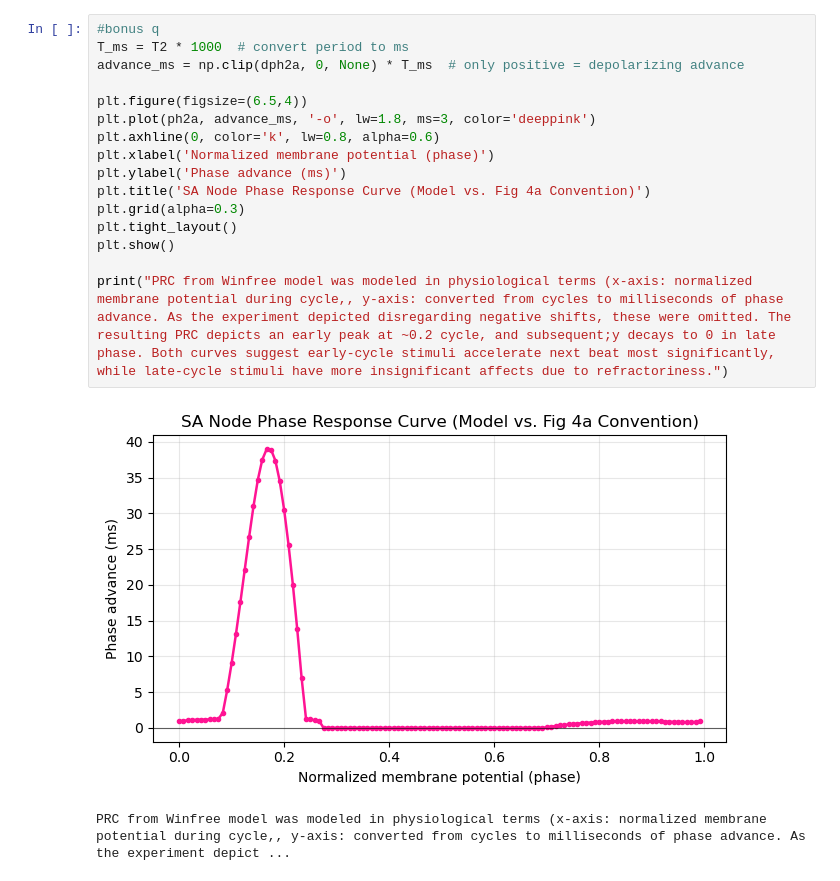
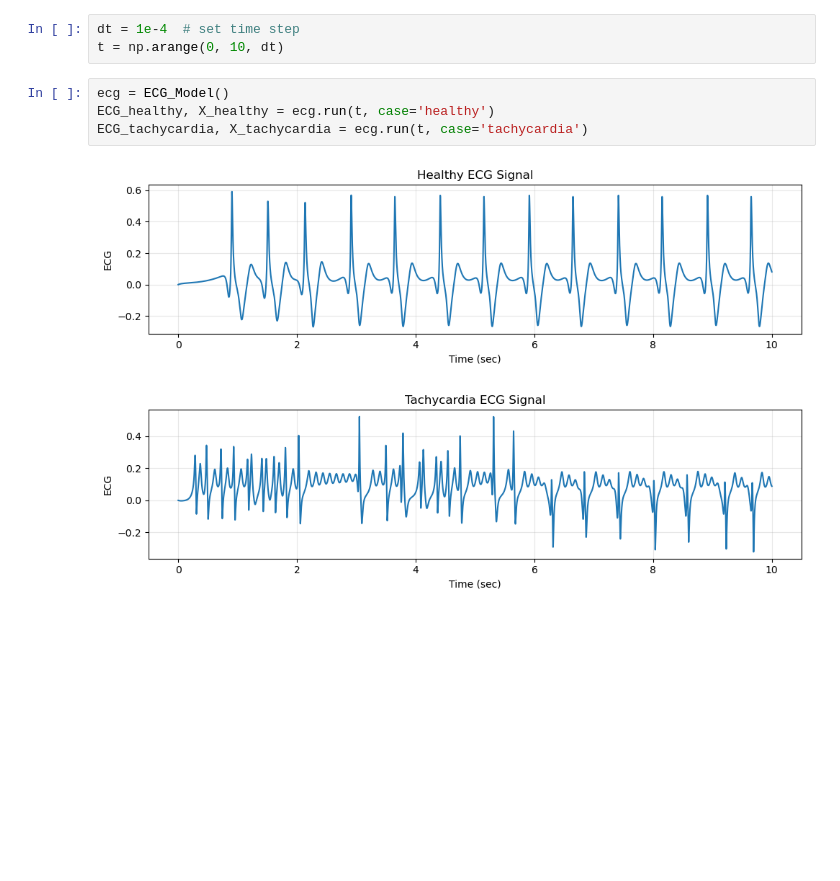
Before and after one commit to Mohak327/computational-cardiac-modeling, a Jupyter notebook: main.ipynb, the cells around one changed output. Cells and saved outputs as stored; diff of their text form; blank space fills up the shorter version.

```diff
--- a/main.ipynb
+++ b/main.ipynb
@@ -405,19 +10,10 @@ According to the PRC plot obtained in the plot above, the safest time to inject
-# %%
-#bonus q
-T_ms = T2 * 1000  # convert period to ms
-advance_ms = np.clip(dph2a, 0, None) * T_ms  # only positive = depolarizing advance
-
-plt.figure(figsize=(6.5,4))
-plt.plot(ph2a, advance_ms, '-o', lw=1.8, ms=3, color='deeppink')
-plt.axhline(0, color='k', lw=0.8, alpha=0.6)
-plt.xlabel('Normalized membrane potential (phase)')
-plt.ylabel('Phase advance (ms)')
-plt.title('SA Node Phase Response Curve (Model vs. Fig 4a Convention)')
-plt.grid(alpha=0.3)
-plt.tight_layout()
-plt.show()
-
-print("PRC from Winfree model was modeled in physiological terms (x-axis: normalized membrane potential during cycle,, y-axis: converted from cycles to milliseconds of phase advance. As the experiment depicted disregarding negative shifts, these were omitted. The resulting PRC depicts an early peak at ~0.2 cycle, and subsequent;y decays to 0 in late phase. Both curves suggest early-cycle stimuli accelerate next beat most significantly, while late-cycle stimuli have more insignificant affects due to refractoriness.")
-# %% [output]
-[figure, removed]
-PRC from Winfree model was modeled in physiological terms (x-axis: normalized membrane potential during cycle,, y-axis: converted from cycles to milliseconds of phase advance. As the experiment depict ...
+# %%
+dt = 1e-4  # set time step
+t = np.arange(0, 10, dt)
+# %%
+ecg = ECG_Model()
+ECG_healthy, X_healthy = ecg.run(t, case='healthy')
+ECG_tachycardia, X_tachycardia = ecg.run(t, case='tachycardia')
+# %% [output]
+[figure, added]
+[figure, added]
```
Also changed, not shown: parts of 9 cells of this notebook, 13 other files.
